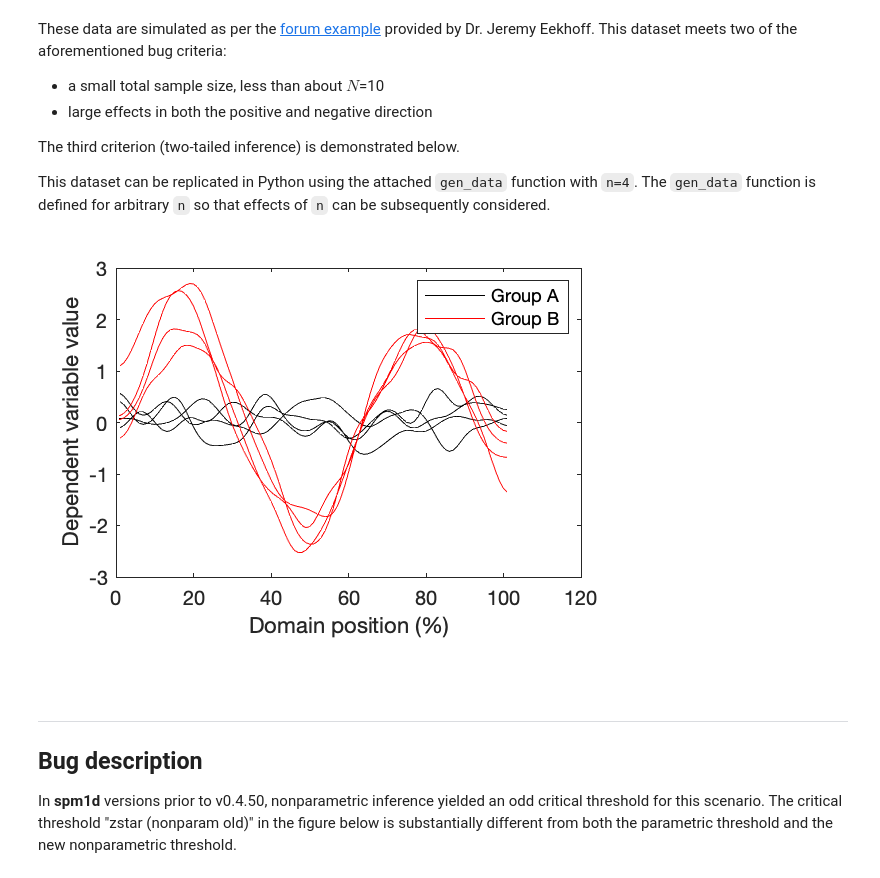
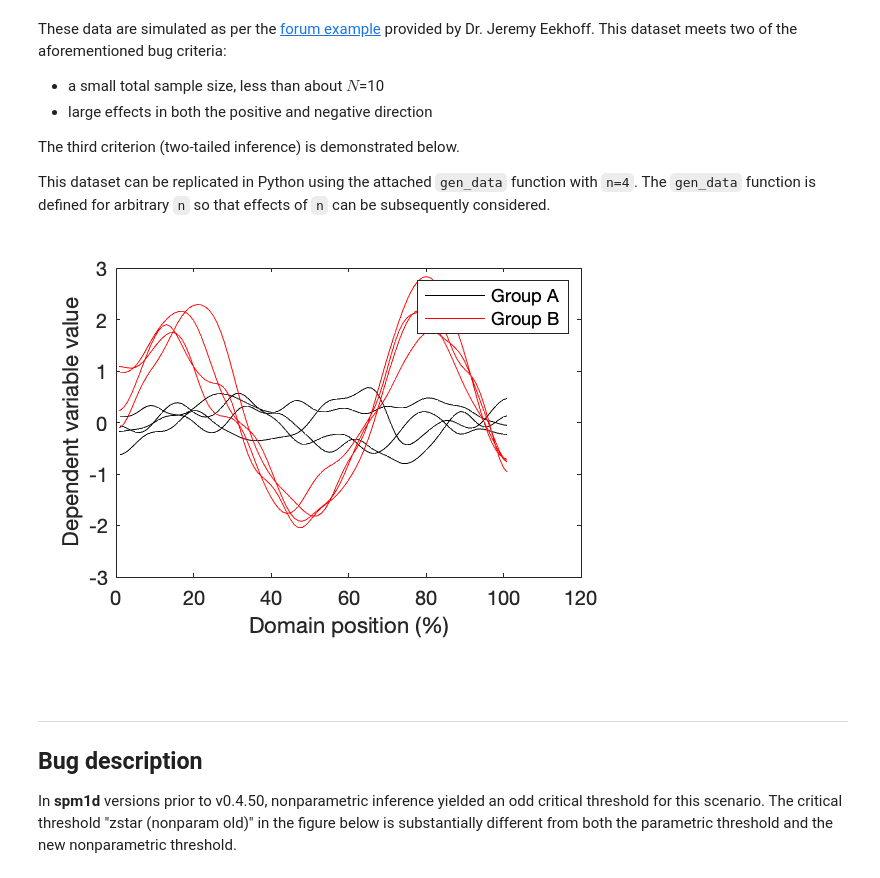
Before and after one commit to 0todd0000/spm1dmatlab, a Jupyter notebook: notebooks/nonparam_bug_fix.ipynb, the cells around one changed output. Cells and saved outputs as stored; diff of their text form; code cells hidden in the pictures.

```diff
--- a/notebooks/nonparam_bug_fix.ipynb
+++ b/notebooks/nonparam_bug_fix.ipynb
@@ -79,18 +79,18 @@ The third criterion (two-tailed inference) is demonstrated below.
 
 This dataset can be replicated in Python using the attached `gen_data` function with `n=4`. The `gen_data` function is defined for arbitrary `n` so that effects of `n` can be subsequently considered.
 # %%
-rng(4)
+rng(11)
 [y0,y1] = gen_data(4);
 
 figure('Position', [10 10 300 200])
 h0 = plot( y0', color='k' );
 hold on
 h1 = plot( y1', color='r' );
 xlabel('Domain position (%)')
 ylabel('Dependent variable value')
 legend([h0(1) h1(1)], 'Group A', 'Group B');
 # %% [output]
-[figure, old version]
+[figure, new version]
 # %% [markdown]
 <br>
 <br>
```
Also changed, not shown: parts of 7 cells of this notebook, 2 other files.
